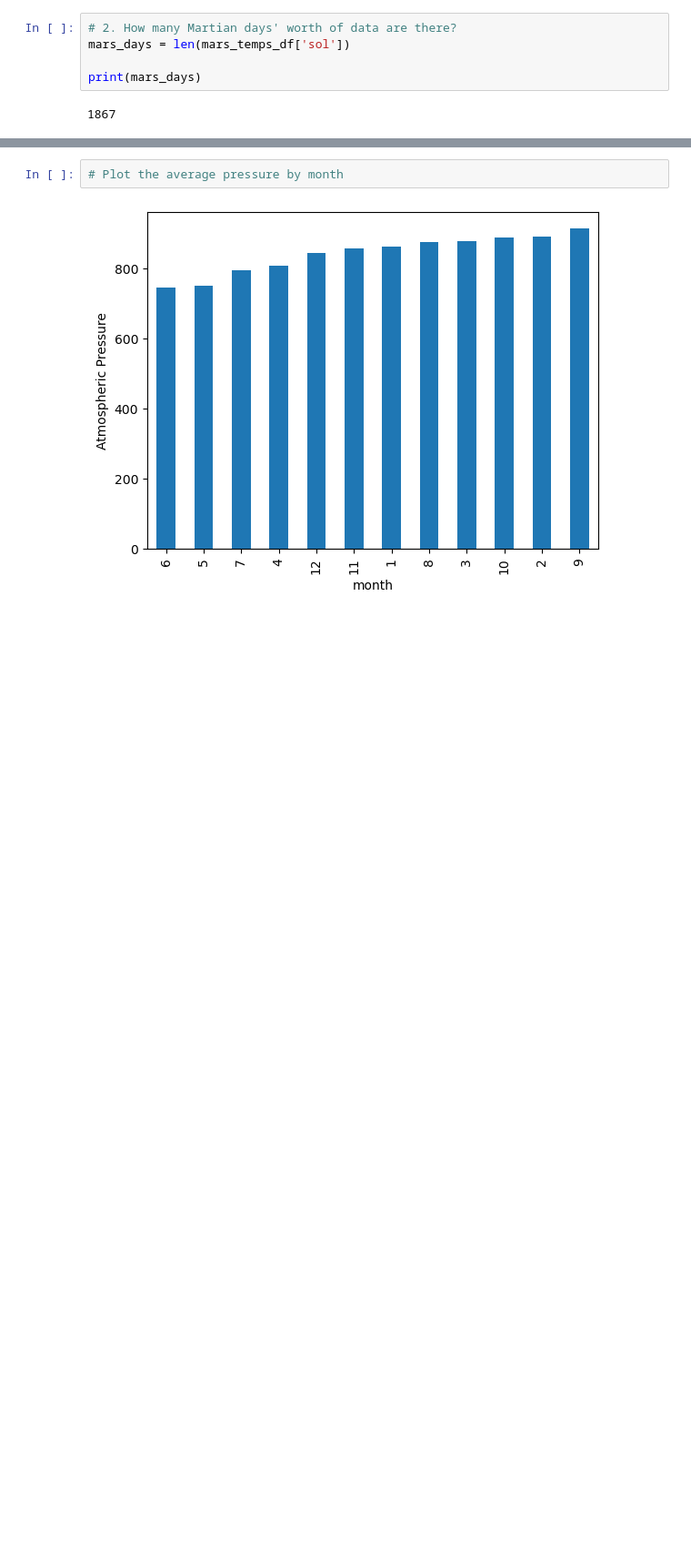
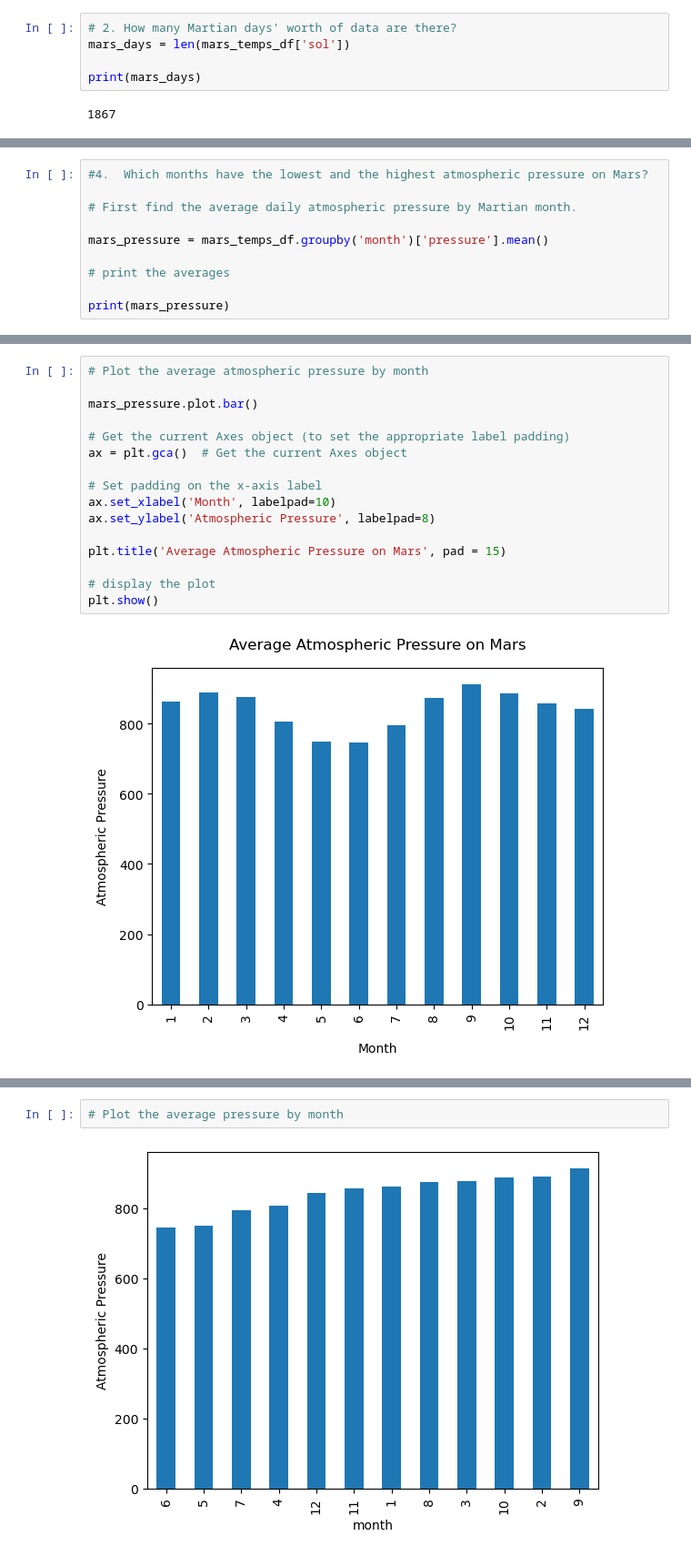
Before and after one commit to greberr09/web_scraping_challenge, a Jupyter notebook: part_2_mars_weather.ipynb, the cells around one changed output, grey strips where cells are left out. Shown at 91% size. Drawn from its saved outputs; the diff is of its cells as text; blank space fills up the shorter version.

```diff
--- a/part_2_mars_weather.ipynb
+++ b/part_2_mars_weather.ipynb
@@ -409,0 +344,10 @@ Name: pressure, dtype: float64
+# %%
+#4.  Which months have the lowest and the highest atmospheric pressure on Mars?
+
+# First find the average daily atmospheric pressure by Martian month.
+
+mars_pressure = mars_temps_df.groupby('month')['pressure'].mean()
+
+# print the averages
+
+print(mars_pressure)
@@ -409,0 +369,18 @@ Name: pressure, dtype: float64
+# %%
+# Plot the average atmospheric pressure by month
+
+mars_pressure.plot.bar()
+
+# Get the current Axes object (to set the appropriate label padding)
+ax = plt.gca()  # Get the current Axes object
+
+# Set padding on the x-axis label
+ax.set_xlabel('Month', labelpad=10)
+ax.set_ylabel('Atmospheric Pressure', labelpad=8)
+
+plt.title('Average Atmospheric Pressure on Mars', pad = 15)
+
+# display the plot
+plt.show()
+# %% [output]
+[figure, added]
```
Also changed, not shown: parts of 14 cells of this notebook.
